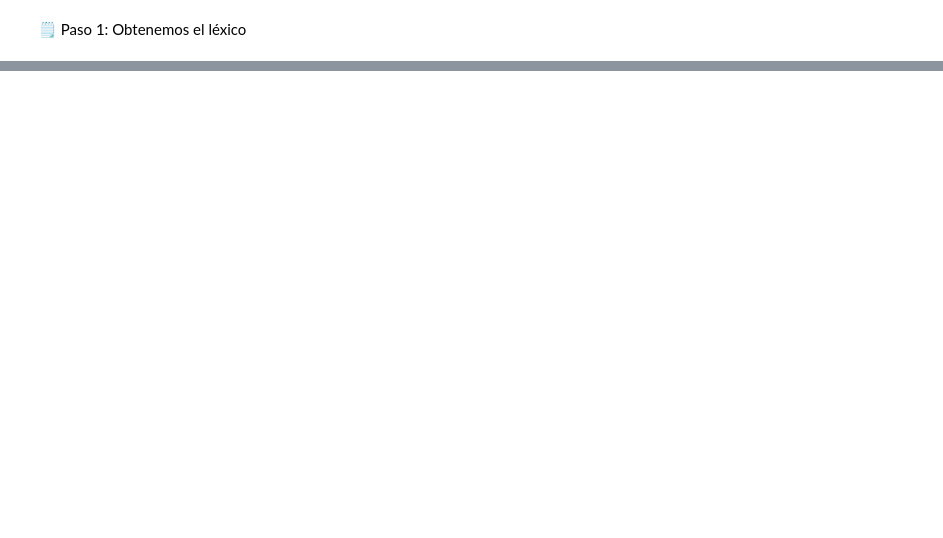
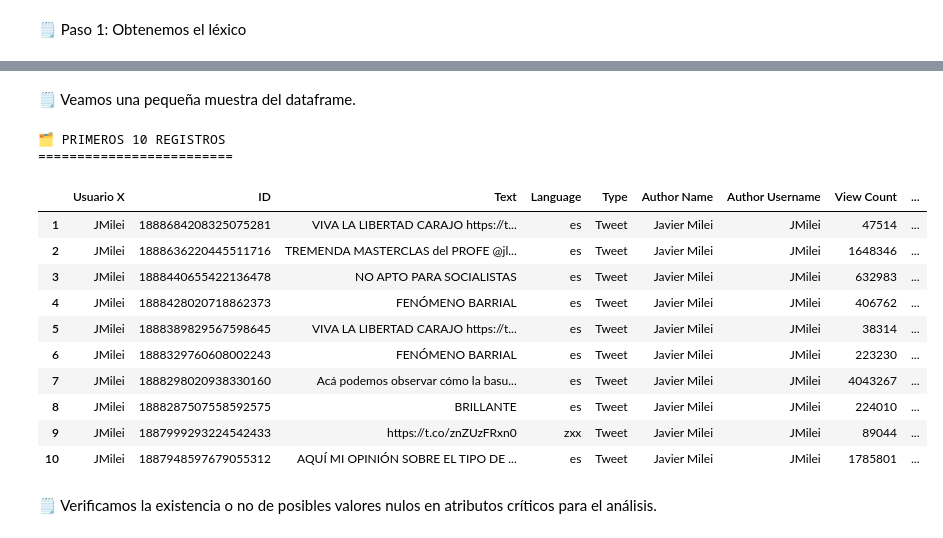
Before and after one commit to chetincho/Analisis_de_Sentimientos, a Jupyter notebook: proyecto.ipynb, the cells around one changed output, grey strips where cells are left out. Cells and saved outputs as stored; diff of their text form; code cells hidden in the pictures; blank space fills up the shorter version.

```diff
--- a/proyecto.ipynb
+++ b/proyecto.ipynb
@@ -775,0 +812,22 @@ DataFrame exportado exitosamente a 'tweets_politicos_analizados.xlsx'
+# %% [markdown]
+🗒️ Veamos una pequeña muestra del dataframe.
+# %%
+print("🗂️ PRIMEROS 10 REGISTROS")
+print("=========================")
+df_sentimientos.head(10)
+# %% [output]
+🗂️ PRIMEROS 10 REGISTROS
+=========================
+|  | Usuario X | ID | Text | Language | Type | Author Name | Author Username | View Count | ... |
+| 1 | JMilei | 1888684208325075281 | VIVA LA LIBERTAD CARAJO https://t... | es | Tweet | Javier Milei | JMilei | 47514 | ... |
+| 2 | JMilei | 1888636220445511716 | TREMENDA MASTERCLAS del PROFE @jl... | es | Tweet | Javier Milei | JMilei | 1648346 | ... |
+| 3 | JMilei | 1888440655422136478 | NO APTO PARA SOCIALISTAS | es | Tweet | Javier Milei | JMilei | 632983 | ... |
+| 4 | JMilei | 1888428020718862373 | FENÓMENO BARRIAL | es | Tweet | Javier Milei | JMilei | 406762 | ... |
+| 5 | JMilei | 1888389829567598645 | VIVA LA LIBERTAD CARAJO https://t... | es | Tweet | Javier Milei | JMilei | 38314 | ... |
+| 6 | JMilei | 1888329760608002243 | FENÓMENO BARRIAL | es | Tweet | Javier Milei | JMilei | 223230 | ... |
+| 7 | JMilei | 1888298020938330160 | Acá podemos observar cómo la basu... | es | Tweet | Javier Milei | JMilei | 4043267 | ... |
+| 8 | JMilei | 1888287507558592575 | BRILLANTE | es | Tweet | Javier Milei | JMilei | 224010 | ... |
+| 9 | JMilei | 1887999293224542433 | https://t.co/znZUzFRxn0 | zxx | Tweet | Javier Milei | JMilei | 89044 | ... |
+| 10 | JMilei | 1887948597679055312 | AQUÍ MI OPINIÓN SOBRE EL TIPO DE ... | es | Tweet | Javier Milei | JMilei | 1785801 | ... |
+# %% [markdown]
+🗒️ Verificamos la existencia o no de posibles valores nulos en atributos críticos para el análisis.
```
Also changed, not shown: parts of 95 cells of this notebook.
